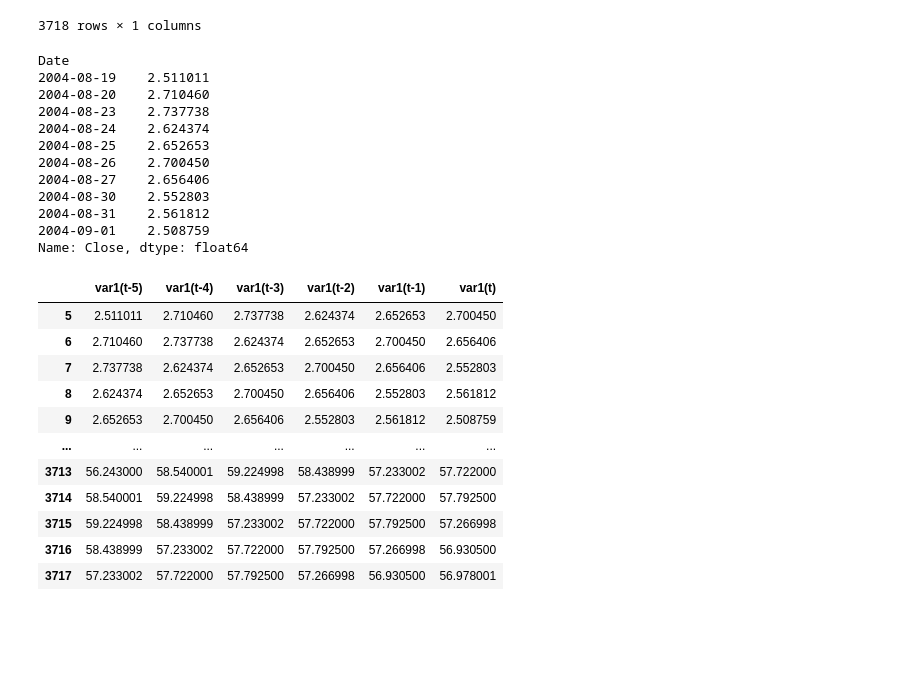
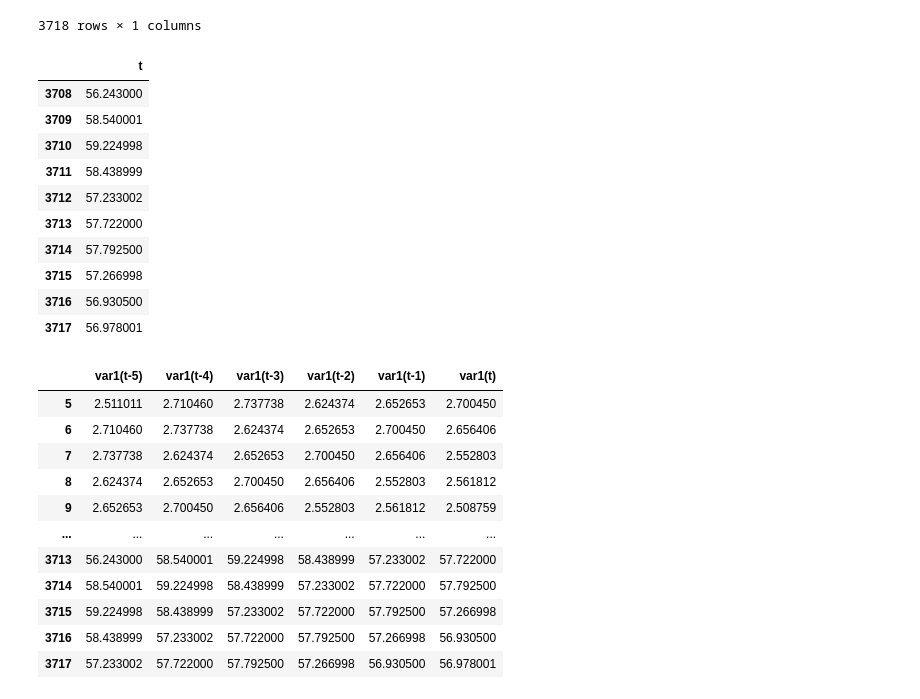
Before and after one commit to rkons88/Google-Alphabet-stock-price-forecast, a Jupyter notebook: PROJEKT ZALICZENIOWY.ipynb, the cells around one changed output. Saved outputs shown, nothing was run; the diff lists cells and outputs as text; code cells hidden in the pictures; blank space fills up the shorter version.

```diff
--- a/PROJEKT ZALICZENIOWY.ipynb
+++ b/PROJEKT ZALICZENIOWY.ipynb
@@ -368,21 +368,20 @@ df_train
 | 3716 | 56.930500 |
 | 3717 | 56.978001 |
 3718 rows × 1 columns
-# %%
-data[:10]
-# %% [output]
-Date
-2004-08-19    2.511011
-2004-08-20    2.710460
-2004-08-23    2.737738
-2004-08-24    2.624374
-2004-08-25    2.652653
-2004-08-26    2.700450
-2004-08-27    2.656406
-2004-08-30    2.552803
-2004-08-31    2.561812
-2004-09-01    2.508759
-Name: Close, dtype: float64
+# %%
+df_train[-10:]
+# %% [output]
+|  | t |
+| 3708 | 56.243000 |
+| 3709 | 58.540001 |
+| 3710 | 59.224998 |
+| 3711 | 58.438999 |
+| 3712 | 57.233002 |
+| 3713 | 57.722000 |
+| 3714 | 57.792500 |
+| 3715 | 57.266998 |
+| 3716 | 56.930500 |
+| 3717 | 56.978001 |
 # %%
 df = pd.DataFrame()
 df['t'] = [x for x in data]
```
Also changed, not shown: parts of 26 cells of this notebook.
